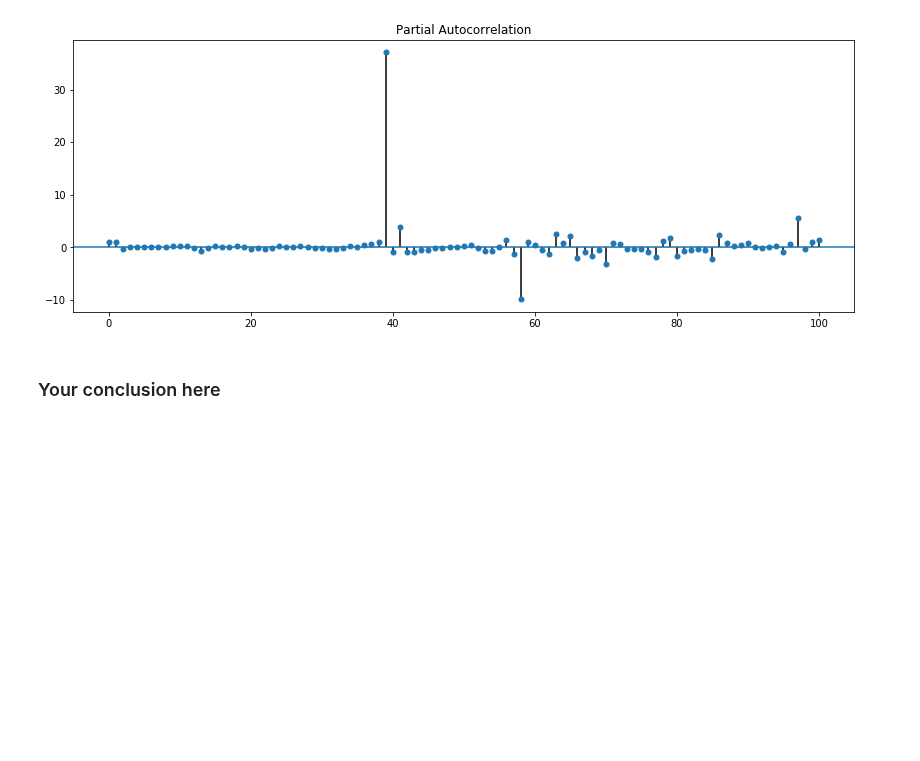
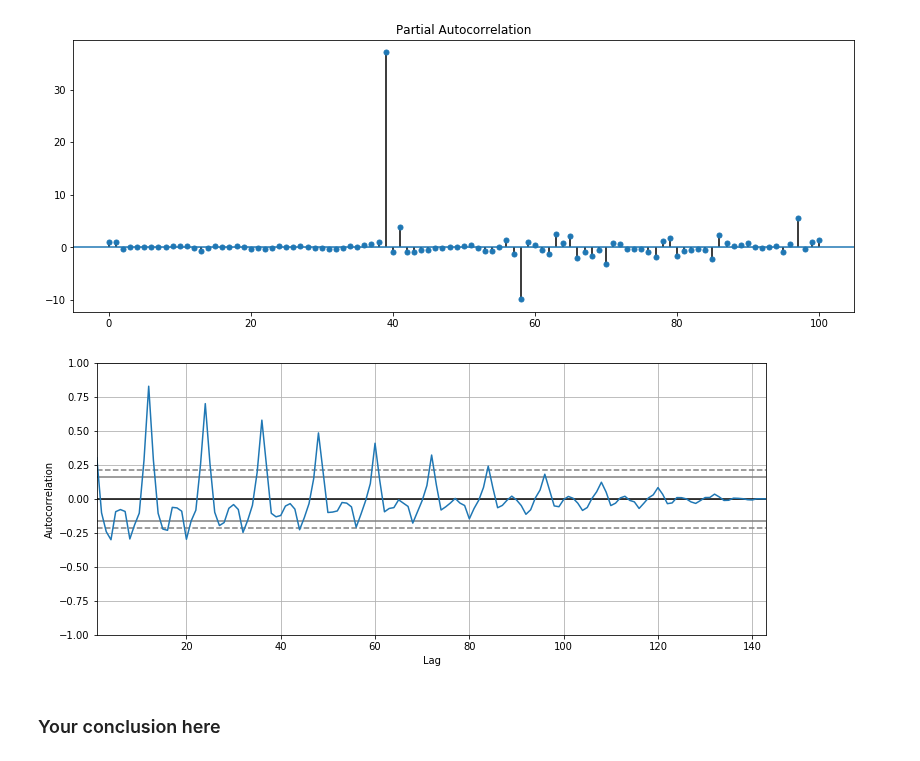
Before and after one commit to nkacoroski/dsc-3-26-05-correlation-and-autocorrelation-in-time-series-lab-seattle-ds-career-040119, a Jupyter notebook: index.ipynb, the cells around one changed output. Cells and saved outputs as stored; diff of their text form; code cells hidden in the pictures; blank space fills up the shorter version.

```diff
--- a/index.ipynb
+++ b/index.ipynb
@@ -154,7 +154,9 @@ plot_pacf(air.dropna(), lags = 100);
 air_diff = air.diff(periods=1)
 # %%
 plt.figure(figsize=(12,5))
-pd.plotting.au
+pd.plotting.autocorrelation_plot(air_diff.dropna());
+# %% [output]
+[figure, added]
 # %%
 # your code here
 # %% [markdown]
```
